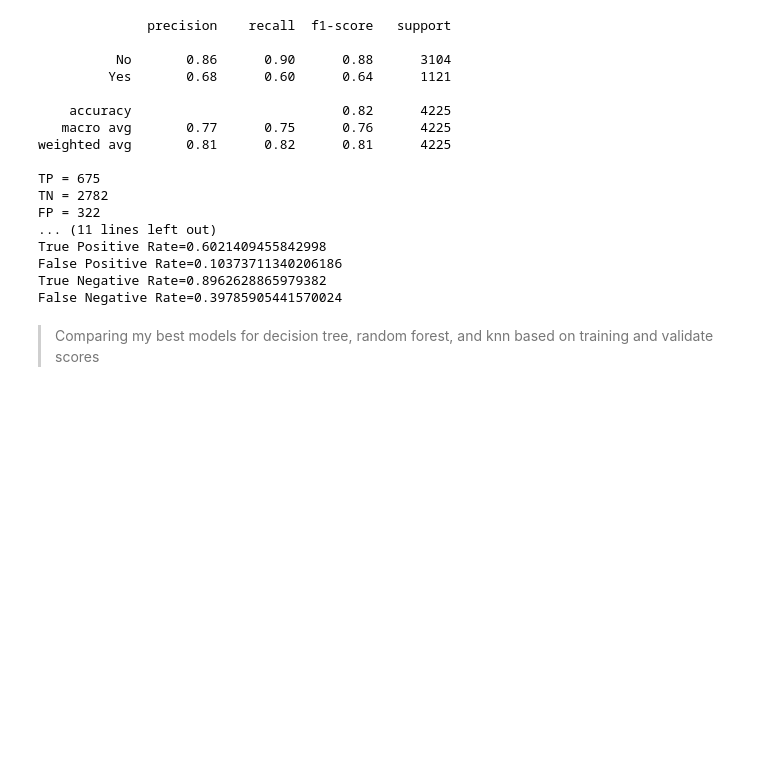
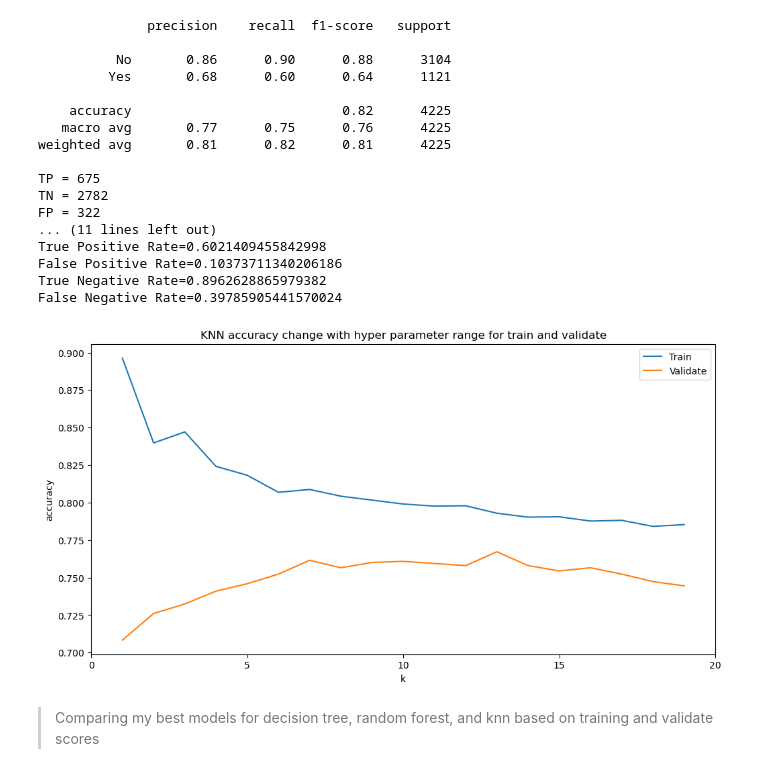
Before and after one commit to RyanPoole85/telco_classification_project, a Jupyter notebook: classification_project_draft.ipynb, the cells around one changed output. Cells and saved outputs as stored; diff of their text form; code cells hidden in the pictures; blank space fills up the shorter version.

```diff
--- a/classification_project_draft.ipynb
+++ b/classification_project_draft.ipynb
@@ -1400,6 +1392,26 @@ True Positive Rate=0.6021409455842998
 False Positive Rate=0.10373711340206186
 True Negative Rate=0.8962628865979382
 False Negative Rate=0.39785905441570024
+# %%
+k_range = range(1, 20)
+train_scores = []
+validate_scores = []
+for k in k_range:
+    knn = KNeighborsClassifier(n_neighbors = k, weights='uniform')
+    knn.fit(X_train, y_train)
+    train_scores.append(knn.score(X_train, y_train))
+    validate_scores.append(knn.score(X_validate, y_validate))
+plt.figure(figsize=(12,6))
+plt.xlabel('k')
+plt.ylabel('accuracy')
+plt.title('KNN accuracy change with hyper parameter range for train and validate')
+plt.plot(k_range, train_scores, label='Train')
+plt.plot(k_range, validate_scores, label='Validate')
+plt.legend()
+plt.xticks([0,5,10,15,20])
+plt.show()
+# %% [output]
+[figure, added]
 # %% [markdown]
 >Comparing my best models for decision tree, random forest, and knn based on training and validate scores
 # %%
```
Also changed, not shown: parts of 12 cells of this notebook, 4 other files.
